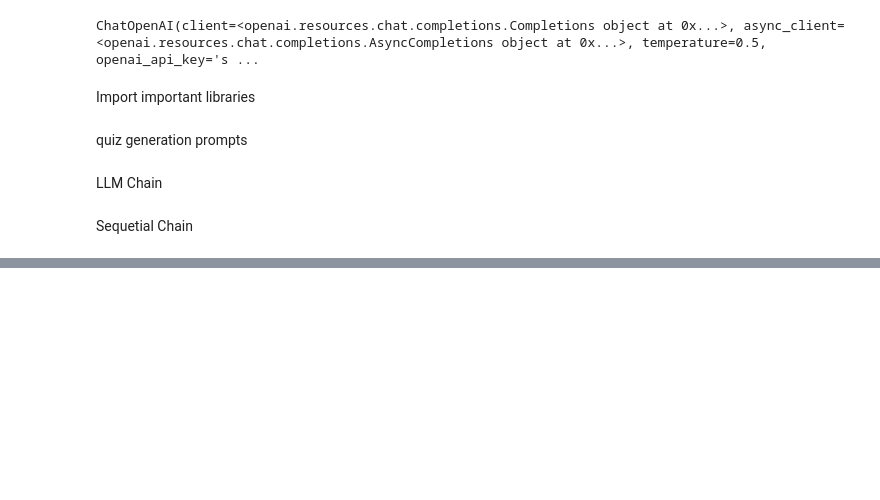
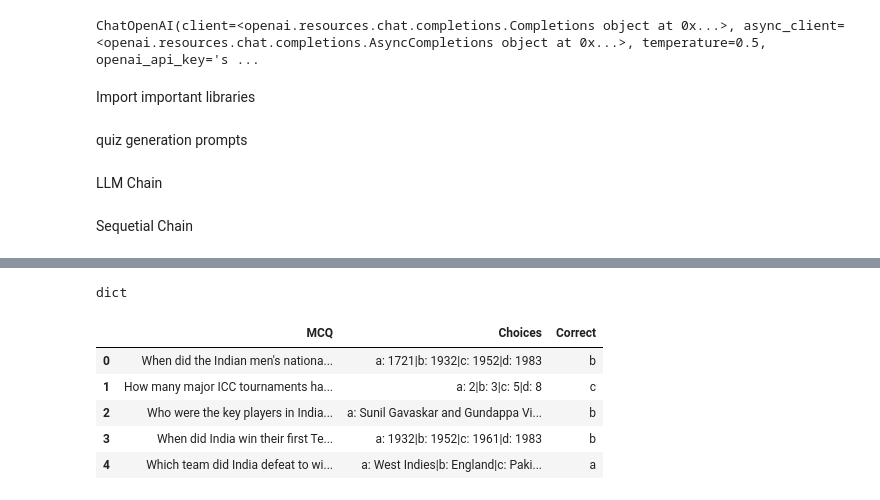
Before and after one commit to sunspai2/GenAI-MCQ, a Jupyter notebook: experiments/mcq-exp.ipynb, the cells around one changed output, grey strips where cells are left out. Cells and saved outputs as stored; diff of their text form; code cells hidden in the pictures; blank space fills up the shorter version.

```diff
--- a/experiments/mcq-exp.ipynb
+++ b/experiments/mcq-exp.ipynb
@@ -105,0 +139,11 @@ generate_evaluate_chain = SequentialChain(chains=[quiz_chain, review_chain], inp
+# %%
+with get_openai_callback() as cb:
+    response = generate_evaluate_chain(
+        {
+            "text": TEXT,
+            "number": NUMBER,
+            "subject": SUBJECT,
+            "tone": TONE,
+            "response_json":json.dumps(RESPONSE_JSON)
+        }
+    )
@@ -105,0 +188,29 @@ generate_evaluate_chain = SequentialChain(chains=[quiz_chain, review_chain], inp
+# %%
+output=response.get("quiz")
+# %%
+output = json.loads(output)
+# %%
+type(output)
+# %% [output]
+dict
+# %%
+quiz_table_data = []
+for key, value in output.items():
+    mcq = value["mcq"]
+    options = "|".join(
+        [
+            f"{option}: {option_value}"
+            for option, option_value in value["options"].items()
+        ]
+    )
+    correct = value["correct"]
+    quiz_table_data.append({"MCQ":mcq,"Choices": options, "Correct": correct})
+# %%
+pd.DataFrame(quiz_table_data)
+# %% [output]
+|  | MCQ | Choices | Correct |
+| 0 | When did the Indian men's nationa... | a: 1721|b: 1932|c: 1952|d: 1983 | b |
+| 1 | How many major ICC tournaments ha... | a: 2|b: 3|c: 5|d: 8 | c |
+| 2 | Who were the key players in India... | a: Sunil Gavaskar and Gundappa Vi... | b |
+| 3 | When did India win their first Te... | a: 1932|b: 1952|c: 1961|d: 1983 | b |
+| 4 | Which team did India defeat to wi... | a: West Indies|b: England|c: Paki... | a |
```
Also changed, not shown: parts of 10 cells of this notebook, 1 other file.
